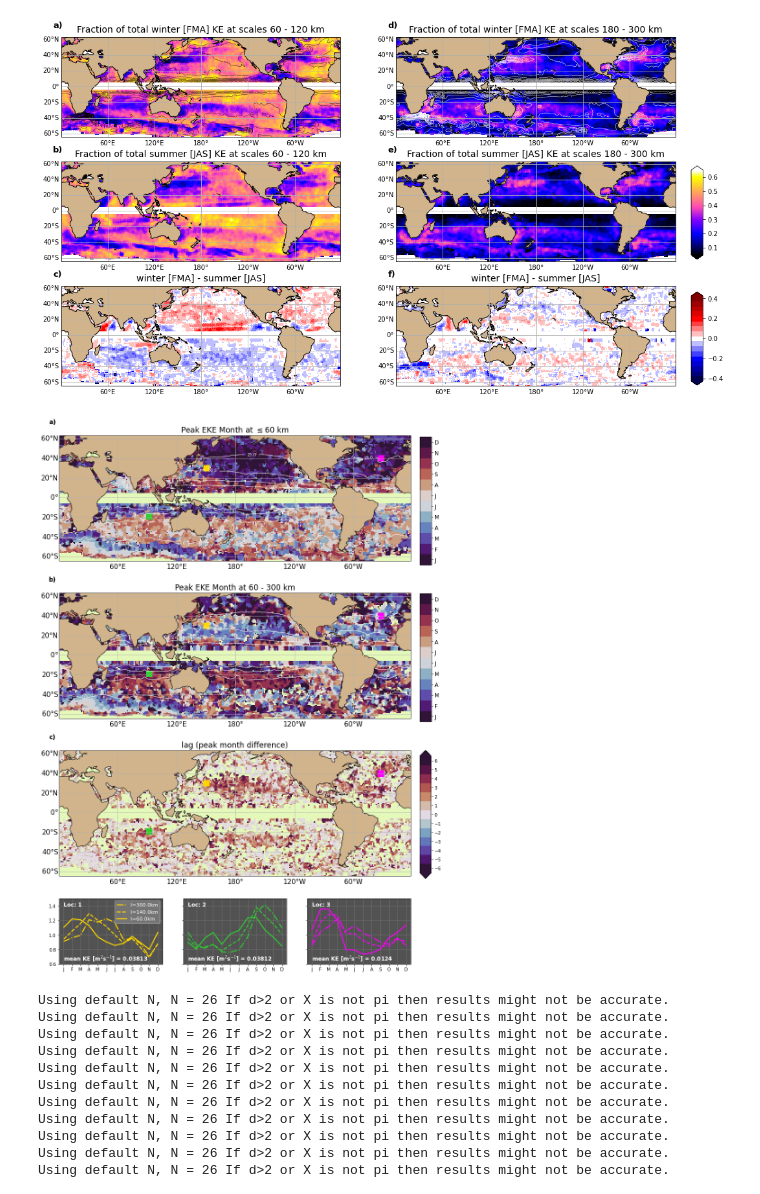
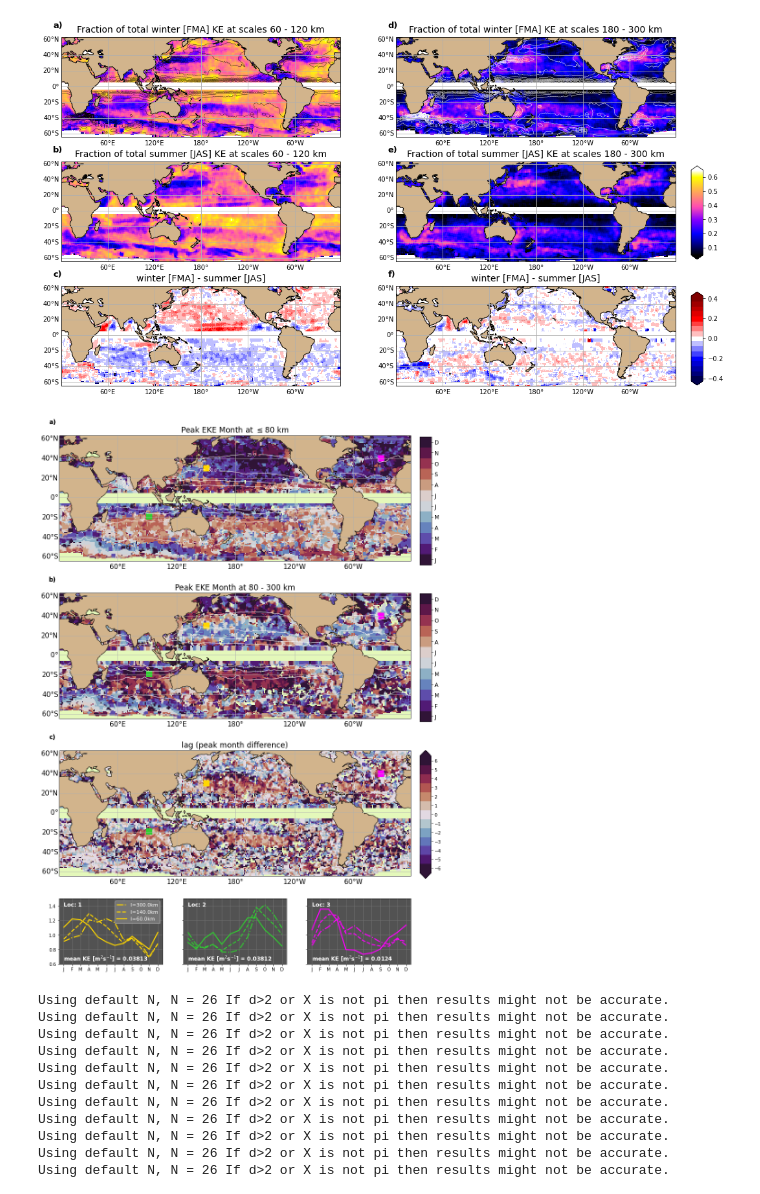
Before and after one commit to jakesteinberg/CPT, a Jupyter notebook: global_along_track_synthesis.ipynb, the cells around one changed output. Saved outputs shown, nothing was run; the diff lists cells and outputs as text; code cells hidden in the pictures.

Commit message:
tailoring figures, added mld profile figure

```diff
--- a/global_along_track_synthesis.ipynb
+++ b/global_along_track_synthesis.ipynb
@@ -53,7 +49,8 @@ lat_s = -65
 lat_n = 65
 month_labels = ['J', 'F', 'M', 'A', 'M', 'J', 'J', 'A', 'S', 'O', 'N', 'D']
 # colors = ['#191970', '#DAA520', '#808000', '#8B0000', 'c', 'm']
-colors = ['#79B791', '#086788', '#F0C808', '#DC493A', '#664147', 'm', '#FF8C00']
+# colors = ['#79B791', '#086788', '#F0C808', '#DC493A', '#664147', 'm', '#FF8C00']
+colors = ['#086788', '#F0C808', '#79B791', '#DC493A', 'c', 'm', '#FF8C00'] # #664147
 order = ['Eastern N. Pac.', 'Kuroshio', 'Indian', 'N. Atl.', 'ACC', 'Gulf Stream','Eastern S. Pac.']
 location = np.array([[210, 214, 35, 39], [148, 152, 28, 32], [90, 94, -21, -17], \
                      [326, 330, 38, 42], [310, 314, -52, -48], [290, 294, 30, 34], [248, 252, -40, -36]])
@@ -101,12 +93,14 @@ ax[0,0].grid()
 for i in [0,1,2,3,4,5,6]:  # range(5):
     ax[1,0].plot(frac_year, np.nanmean(total_ke[:, in_lon[i]][:, :, in_lat[i]], axis=tuple(range(1, 3))), color=colors[i], label=order[i])  # np.nanmean(np.nanmean(np.nanmean(mean_sla0[:, in1_lon][:, :, in1_lat], axis=1), axis=1))
     ax[1,0].scatter(frac_year, np.nanmean(total_ke[:, in_lon[i]][:, :, in_lat[i]], axis=tuple(range(1, 3))), color=colors[i], s=6)
+    # ax[1,0].plot(frac_year, (np.nanmean(pe[:,in_lat_pe[i]][:,:,in_lon_pe[i]], axis=tuple(range(1, 3)))), color=colors[i], linestyle='--')
     # std of total ke at each site
     if (i == 1):  #  | (i == 2):
         for j in range(len(frac_year)):
             site_mean = np.nanmean(total_ke[j][in_lon[i], :][:, in_lat[i]])
 ax[1,0].set_ylabel('[m$^2$/s$^2$]', fontsize=13)
-ax[1,0].set_title('total unfiltered KE', fontsize=13)
+ax[1,0].set_title('mean total unfiltered KE', fontsize=13)
+ax[1,0].set_xlim([frac_year[0], frac_year[-1]])
 ax[1,0].set_xticks(frac_year)
 ax[1,0].set_xticklabels(month_labels)
 
@@ -140,6 +134,19 @@ for i in range(7):
         eke_mm = np.where(eke_cy == np.nanmax(eke_cy))[0]
         ax[axi[i][0], axi[i][1]].scatter(frac_year[eke_mm], 1.42, s=45, marker=ms[kk], color='#A9A9A9', zorder=2)
 
+    if (i == 0) | (i == 1) | (i == 3):
+        ax[axi[i][0], axi[i][1]].text(0.55, 1.31, 'MPE: ' +  \
+                                  str(np.int(np.round(np.nanmean(pe[:,in_lat_pe[i]][:,:,in_lon_pe[i]]),0))) + \
+                                  ' kg m$^2$ s$^{-1}$', fontsize=10)
+    if (i == 2) | (i == 4) | (i == 6):
+        ax[axi[i][0], axi[i][1]].text(0.55, 0.5, 'MPE: ' +  \
+                                  str(np.int(np.round(np.nanmean(pe[:,in_lat_pe[i]][:,:,in_lon_pe[i]]),0))) + \
+                                  ' kg m$^2$ s$^{-1}$', fontsize=10)
+    if i == 5:
+        ax[axi[i][0], axi[i][1]].text(0.15, 0.5, 'MPE: ' +  \
+                                  str(np.int(np.round(np.nanmean(pe[:,in_lat_pe[i]][:,:,in_lon_pe[i]]),0))) + \
+                                  ' kg m$^2$ s$^{-1}$', fontsize=10)
+
     ax[axi[i][0], axi[i][1]].set_xticks(frac_year)
     ax[axi[i][0], axi[i][1]].set_xticklabels(month_labels)
     ax[axi[i][0], axi[i][1]].set_xlim([frac_year[0], frac_year[-1]])
@@ -369,7 +376,7 @@ plt.show()
 # %%
 # -- peak eke month --
 # scales to map
-scale1 = np.where(coarsening_factors == 3)[0]
+scale1 = np.where(coarsening_factors == 4)[0]
 scale2 = np.where(coarsening_factors == 15)[0]
 pct_diff_cutoff = 0.25
 # find month that has most eke at each scale
@@ -443,8 +450,8 @@ for i in range(np.shape(max_month_2)[0]):
     mo_lag[i, lag_hard2] = mo_lag[i, lag_hard2] - 12
 mo_lag_ref = mo_lag.copy()
 # - 3 -
-mo_lag[mo_lag < 0] = np.nan
-mo_lag[mo_lag > 5] = np.nan
+# mo_lag[mo_lag < 0] = np.nan
+# mo_lag[mo_lag > 5] = np.nan
 cmap_lag = plt.get_cmap('twilight_shifted',13)
 lag_tp = [-6.5,6.5]
 mol_xr = xr.DataArray(data=np.transpose(mo_lag), name='lag', dims=['latitude', 'longitude'], coords=data_coords)
@@ -508,35 +515,35 @@ for ai in [aa1, aa2, aa3]:
     ai.plot(frac_year, np.nanmean(eke[:, in_lon[i]][:, :, in_lat[i]][:,:,:,to_show[0]], axis=tuple(range(1, 3)))/\
                  np.nanmean(eke[:, in_lon[i]][:, :, in_lat[i]][:,:,:,to_show[0]]), \
                  color=colors2[i], label='l=' + str(coarsening_factors[to_show[0]]*hor_grid_spacing) + 'km', linestyle='-.', linewidth=2.25)
     ai.plot(frac_year, np.nanmean(eke[:, in_lon[i]][:, :, in_lat[i]][:,:,:,to_show[1]], axis=tuple(range(1, 3)))/\
                  np.nanmean(eke[:, in_lon[i]][:, :, in_lat[i]][:,:,:,to_show[1]]), \
                  color=colors2[i], label='l=' + str(coarsening_factors[to_show[1]]*hor_grid_spacing) + 'km', linestyle='--', linewidth=2.25)
     ai.plot(frac_year, np.nanmean(eke[:, in_lon[i]][:, :, in_lat[i]][:,:,:,to_show[2]], axis=tuple(range(1, 3)))/\
                  np.nanmean(eke[:, in_lon[i]][:, :, in_lat[i]][:,:,:,to_show[2]]), \
                  color=colors2[i], label='l=' + str(coarsening_factors[to_show[2]]*hor_grid_spacing) + 'km', linewidth=2.25)
     ai.text(frac_year[0], 0.65, 'mean KE [m$^2$s$^{-1}$] = ' + \
             str(np.round(np.nanmean(total_ke[:, in_lon[i]][:, :, in_lat[i]]), 5)), fontweight='bold', fontsize=12, color='w')
     ai.set_xticks(frac_year)
     ai.set_xticklabels(month_labels)
     ai.set_ylim([0.6, 1.5])
     ai.text(frac_year[0], 1.39, 'Loc: ' + str(i), fontweight='bold', fontsize=12, color='w')
     ai.grid(color='#767676')
     i = i + 1
 handles, labels = aa1.get_legend_handles_labels()
 ll = aa1.legend(handles, labels, fontsize=11, facecolor='#7d7d7d')
 for text in ll.get_texts():
     text.set_color("w")
 aa3.set(yticklabels=[])
 aa2.set(yticklabels=[])
 outt = '#e4f8ba' # '#b4f3c7'
 ax1.set_facecolor(outt)
 ax2.set_facecolor(outt)
 ax3.set_facecolor(outt)
 plt.show()
 # f.savefig('/Users/jakesteinberg/Desktop/cpt_manuscript_figures/' + this_sat + '_max_eke_month_diff_w_loc_60_140_300.jpg', dpi=500)
-# f.savefig('/Users/jakesteinberg/Desktop/' + this_sat + '_max_eke_month_diff_w_loc_60_140_300_r1.jpg', dpi=500)
+f.savefig('/Users/jakesteinberg/Desktop/cpt_manuscript_figures/r2/j2_max_eke_month_diff_w_loc_60_140_300_r1.jpg', dpi=500)
 # %% [output]
-[figure, old version]
+[figure, new version]
 # %%
 # ARGO MLD
 f_argo_pe = '/Users/jakesteinberg/Documents/CPT/Argo/Argo_PE_APE.nc'
```
Also changed, not shown: parts of 5 cells of this notebook.
